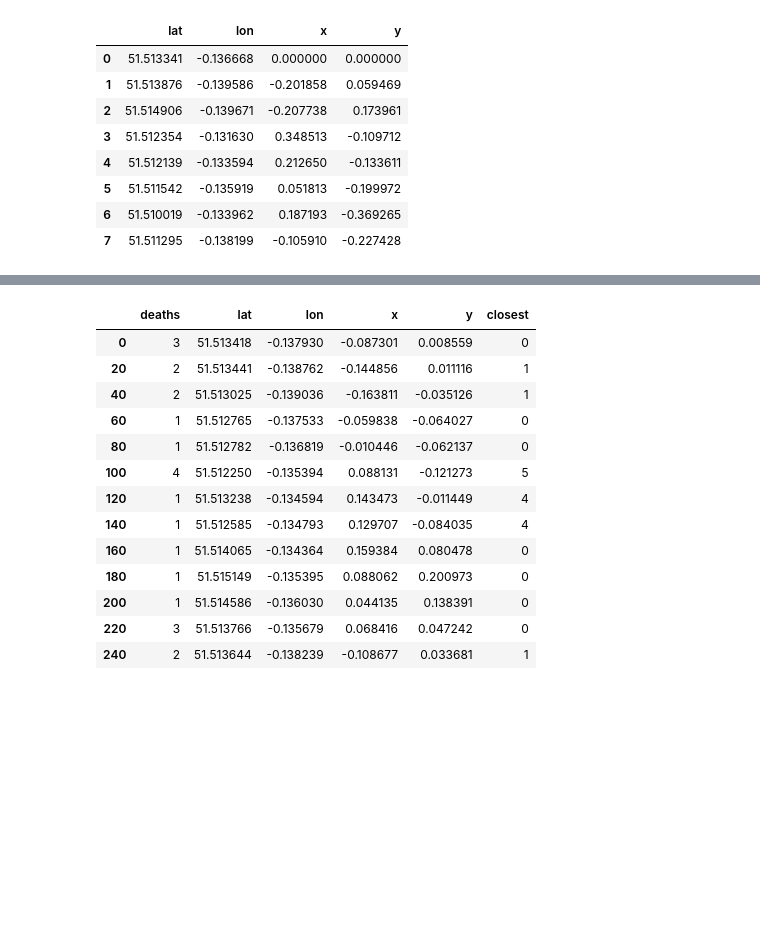
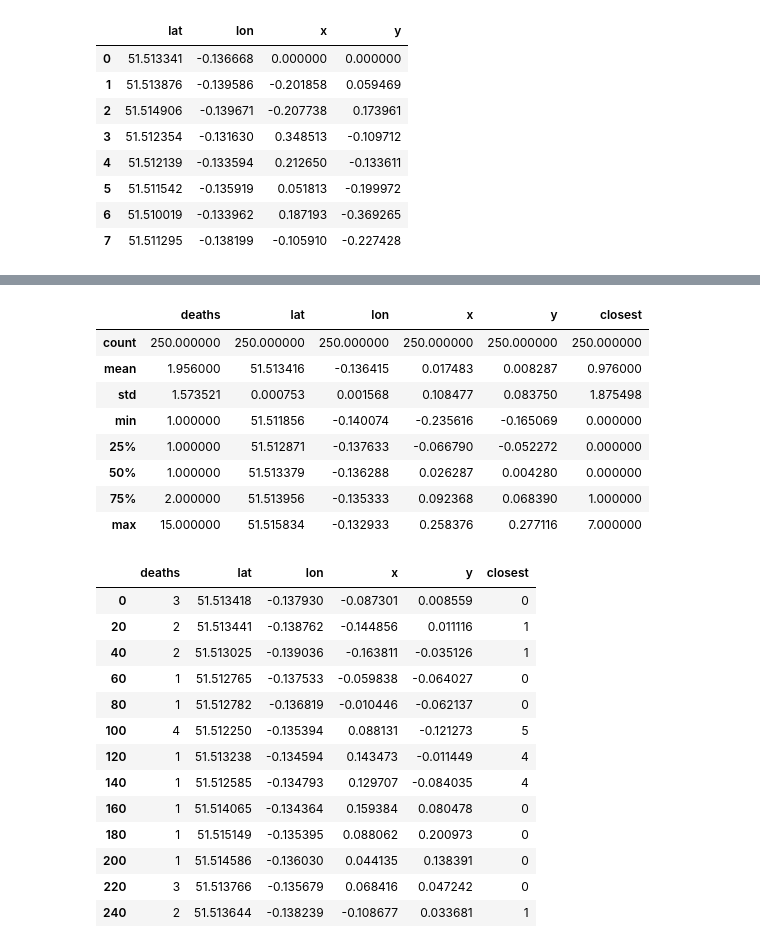
Before and after one commit to fabianfranklinhuffstead/VariousDatasetAnalysis, a Jupyter notebook: Exercise Files/chapter4/workbook_04_04.ipynb, the cells around one changed output, grey strips where cells are left out. Saved outputs shown, nothing was run; the diff lists cells and outputs as text; code cells hidden in the pictures; blank space fills up the shorter version.

```diff
--- a/Exercise Files/chapter4/workbook_04_04.ipynb
+++ b/Exercise Files/chapter4/workbook_04_04.ipynb
@@ -35,3 +73,15 @@ cholera = pd.read_csv('04_04/cholera.csv')
+# %%
+cholera.describe()
+# %% [output]
+|  | deaths | lat | lon | x | y | closest |
+| count | 250.000000 | 250.000000 | 250.000000 | 250.000000 | 250.000000 | 250.000000 |
+| mean | 1.956000 | 51.513416 | -0.136415 | 0.017483 | 0.008287 | 0.976000 |
+| std | 1.573521 | 0.000753 | 0.001568 | 0.108477 | 0.083750 | 1.875498 |
+| min | 1.000000 | 51.511856 | -0.140074 | -0.235616 | -0.165069 | 0.000000 |
+| 25% | 1.000000 | 51.512871 | -0.137633 | -0.066790 | -0.052272 | 0.000000 |
+| 50% | 1.000000 | 51.513379 | -0.136288 | 0.026287 | 0.004280 | 0.000000 |
+| 75% | 2.000000 | 51.513956 | -0.135333 | 0.092368 | 0.068390 | 1.000000 |
+| max | 15.000000 | 51.515834 | -0.132933 | 0.258376 | 0.277116 | 7.000000 |
 # %%
 cholera.loc[0::20]
 # %% [output]
```
Also changed, not shown: parts of 6 cells of this notebook.
